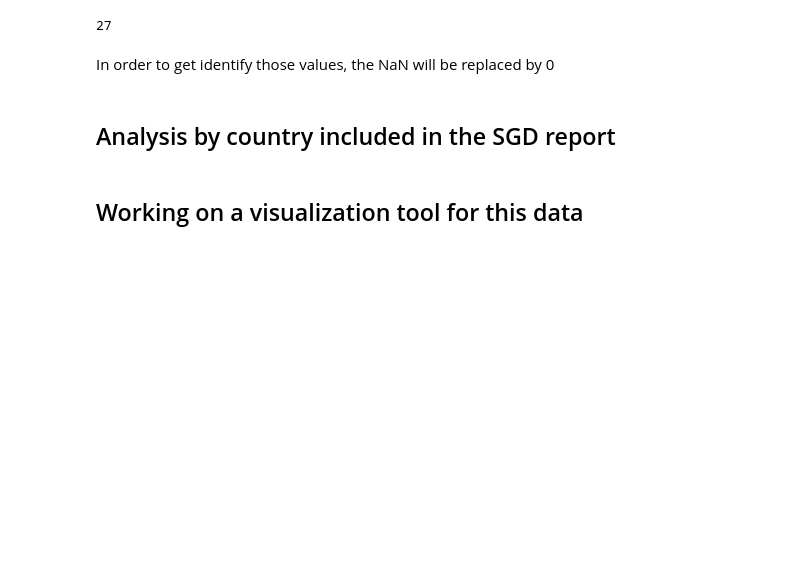
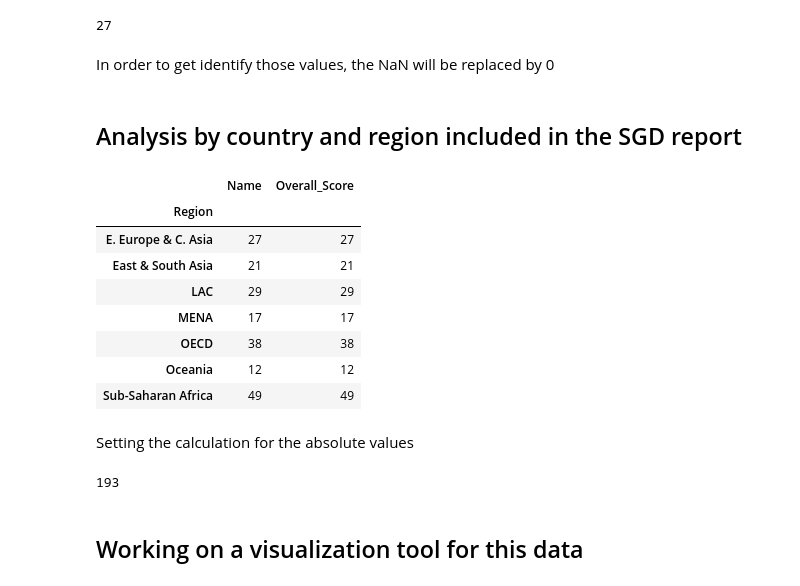
Before and after one commit to orl1289/Sustainable-Development-Goals, a Jupyter notebook: SDG_Country.ipynb, the cells around one changed output. Cells and saved outputs as stored; diff of their text form; code cells hidden in the pictures; blank space fills up the shorter version.

Commit message:
Analisys by country and region included in the SGD

```diff
--- a/SDG_Country.ipynb
+++ b/SDG_Country.ipynb
@@ -65,18 +65,20 @@ In order to get identify those values, the NaN will be replaced by 0
 # %%
 sd_data.fillna(0);
 # %% [markdown]
-## Analysis by country included in the SGD report
+## Analysis by country and region included in the SGD report
 # %%
 #1)BY COUNTRY--------------------------------------------------
 
 #Getting only the columns needed for the analysis
-df= sd_data.fillna(0).get(['Name', 'Region','Overall_Score']).sort_values(by='Overall_Score',ascending=0)
-
-
-
-
-data_count = df.groupby(['Region']).count()
-
-# display(data_count)
-
-#absolute = df['Name']/df['Name'].sum()
+df=sd_data.fillna(0).get(['Name', 'Region','Overall_Score']).sort_values(by='Overall_Score',ascending=0)
+df.groupby(['Region']).count()
+# %% [output]
+|  | Name | Overall_Score |
+| Region |  |  |
+| E. Europe & C. Asia | 27 | 27 |
+| East & South Asia | 21 | 21 |
+| LAC | 29 | 29 |
+| MENA | 17 | 17 |
+| OECD | 38 | 38 |
+| Oceania | 12 | 12 |
+| Sub-Saharan Africa | 49 | 49 |
@@ -85,3 +85,12 @@ data_count = df.groupby(['Region']).count()
+# %% [markdown]
+Setting the calculation for the absolute values
+# %%
+absolute = df['Name'].count()
+display(absolute)
+
+#/df['Name'].sum()
+# %% [output]
+193
 # %% [markdown]
 ## Working on a visualization tool for this data
 # %% [markdown]
```
Also changed, not shown: parts of 1 cell of this notebook.
